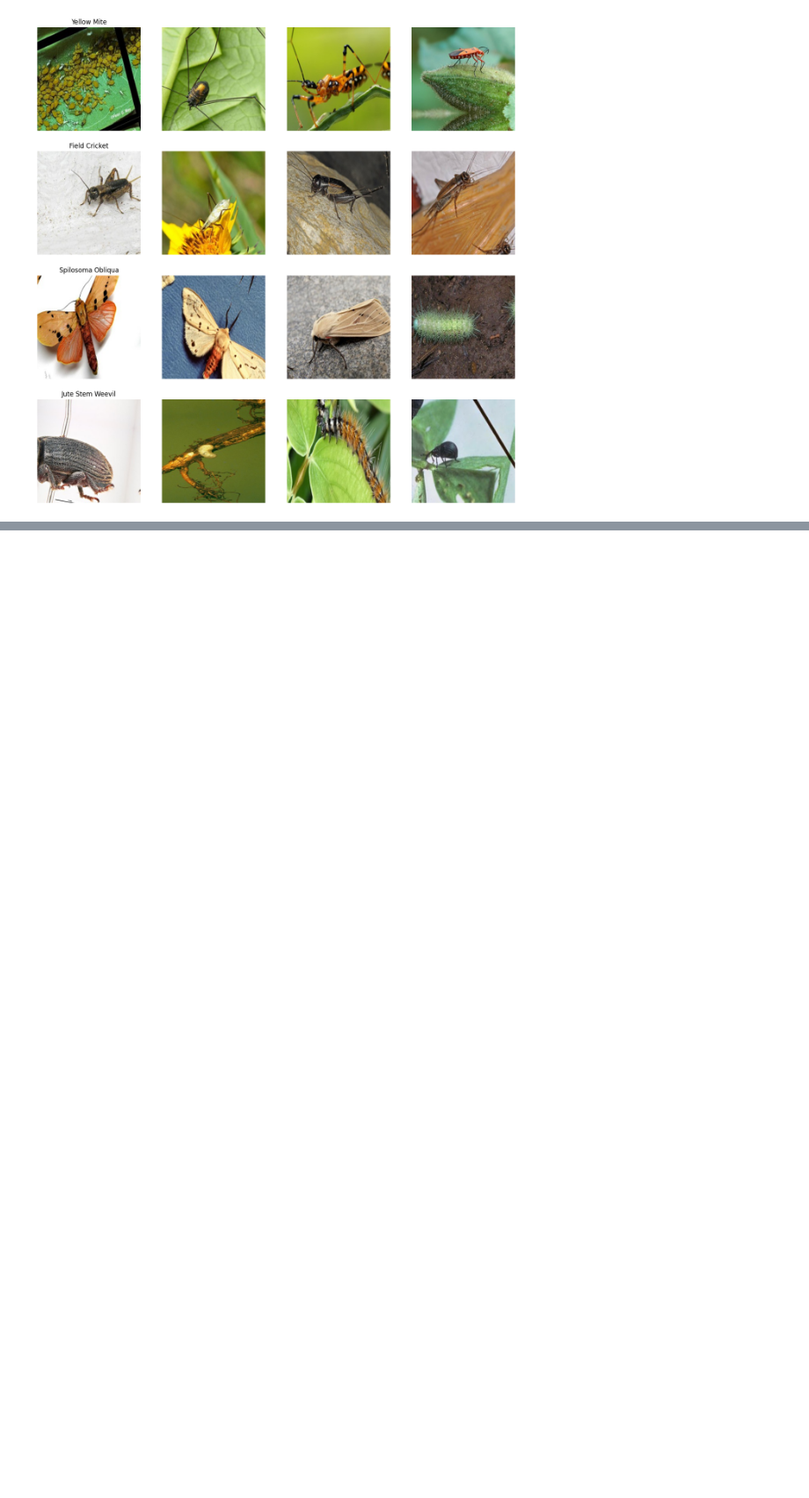
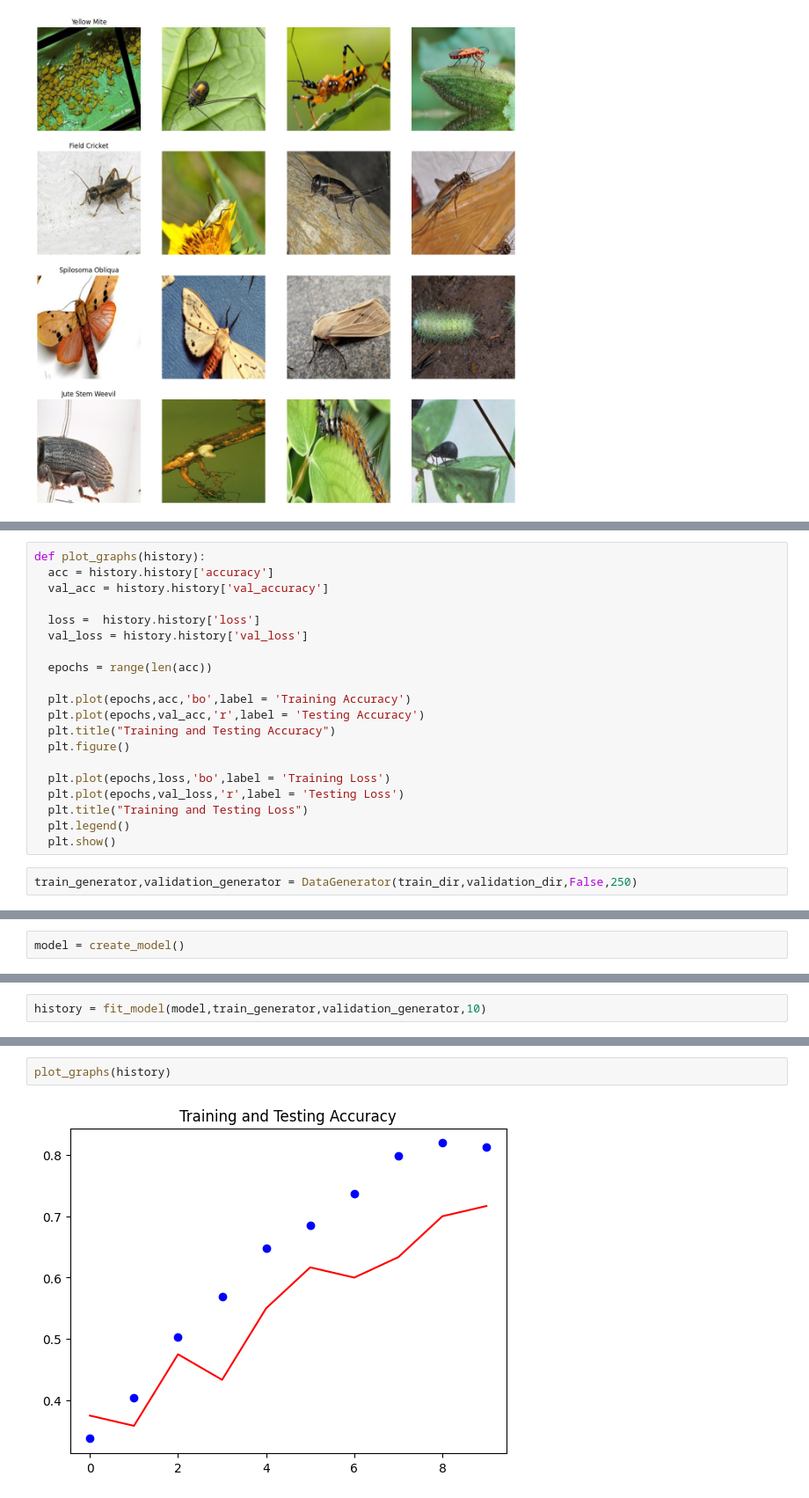
Before and after one commit to yeesem/Soft-Computing, a Jupyter notebook: Soft_Computing_Assignment_2.ipynb, the cells around one changed output, grey strips where cells are left out. Shown at 88% size. Drawn from its saved outputs; the diff is of its cells as text; blank space fills up the shorter version.

```diff
--- a/Soft_Computing_Assignment_2.ipynb
+++ b/Soft_Computing_Assignment_2.ipynb
@@ -108,0 +190,22 @@ plt.show()
+# %%
+def plot_graphs(history):
+  acc = history.history['accuracy']
+  val_acc = history.history['val_accuracy']
+
+  loss =  history.history['loss']
+  val_loss = history.history['val_loss']
+
+  epochs = range(len(acc))
+
+  plt.plot(epochs,acc,'bo',label = 'Training Accuracy')
+  plt.plot(epochs,val_acc,'r',label = 'Testing Accuracy')
+  plt.title("Training and Testing Accuracy")
+  plt.figure()
+
+  plt.plot(epochs,loss,'bo',label = 'Training Loss')
+  plt.plot(epochs,val_loss,'r',label = 'Testing Loss')
+  plt.title("Training and Testing Loss")
+  plt.legend()
+  plt.show()
+# %%
+train_generator,validation_generator = DataGenerator(train_dir,validation_dir,False,250)
@@ -108,0 +215,2 @@ plt.show()
+# %%
+model = create_model()
@@ -108,0 +219,2 @@ plt.show()
+# %%
+history = fit_model(model,train_generator,validation_generator,10)
@@ -108,0 +242,4 @@ plt.show()
+# %%
+plot_graphs(history)
+# %% [output]
+[figure, added]
```
Also changed, not shown: parts of 9 cells of this notebook.
